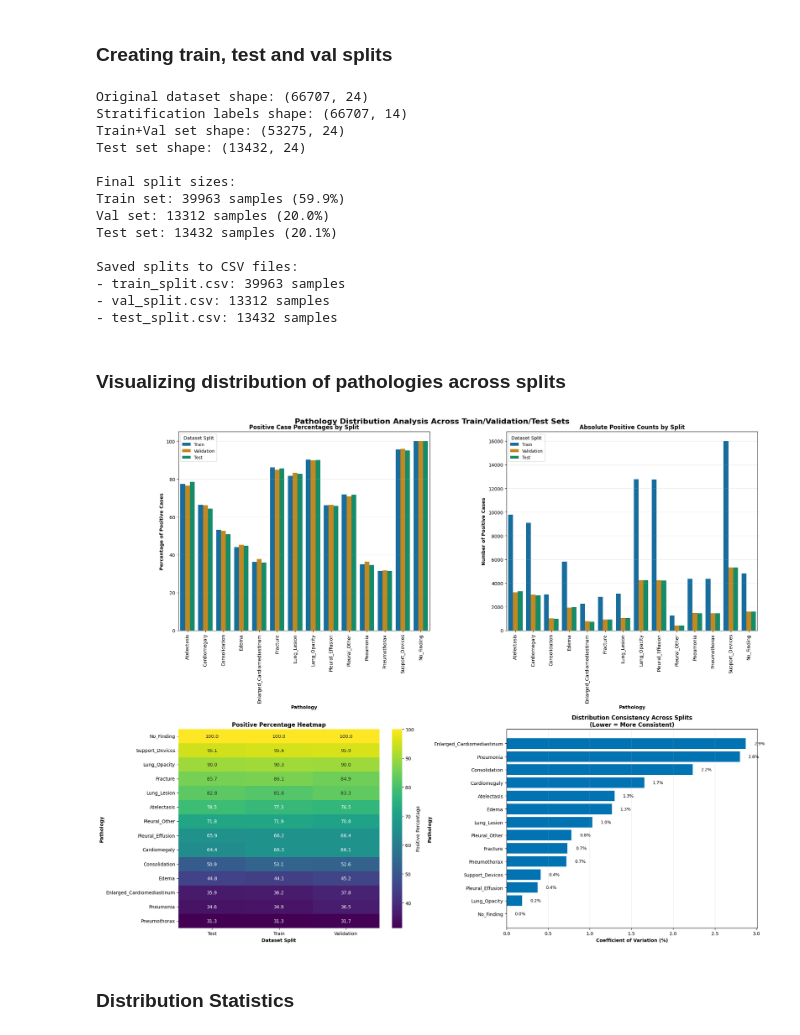
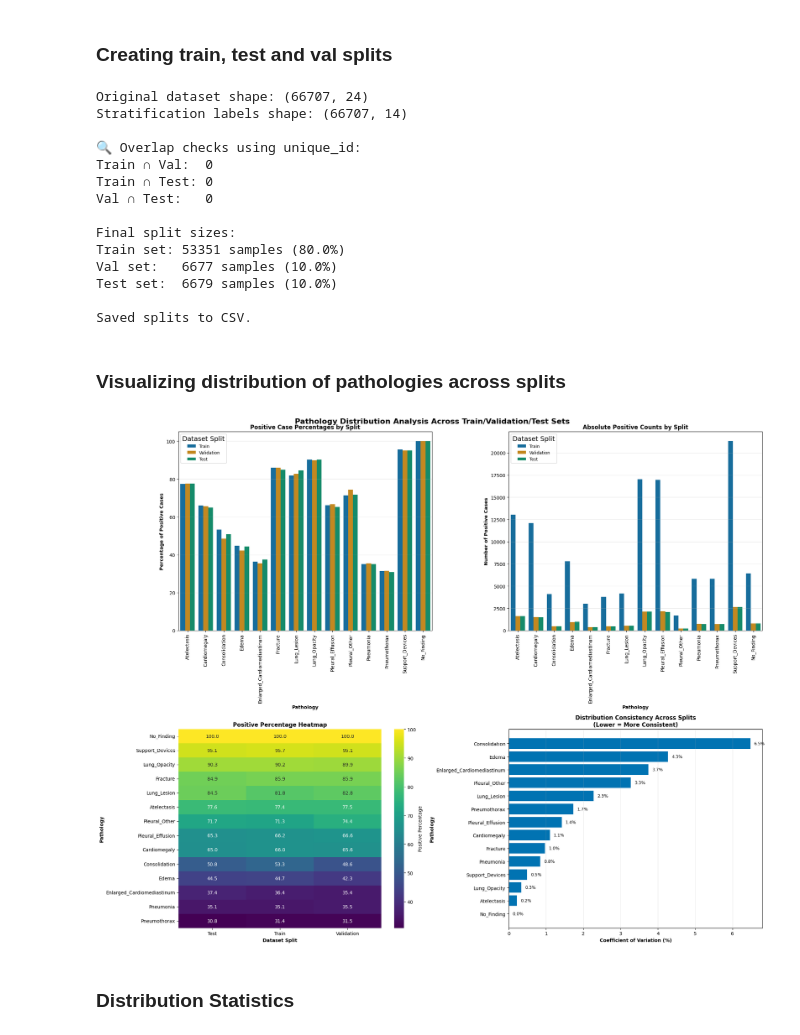
Before and after one commit to jeet1912/gitbase_ablationStudy, a Jupyter notebook: code/mimic_cxr.ipynb, the cells around one changed output. Saved outputs shown, nothing was run; the diff lists cells and outputs as text; code cells hidden in the pictures.

Commit message:
updated dataset 80-10-10

```diff
--- a/code/mimic_cxr.ipynb
+++ b/code/mimic_cxr.ipynb
@@ -264,60 +274,64 @@ Abnormal cases: 58681
 # %% [markdown]
 ### Creating train, test and val splits
 # %%
-# Replace NaN with 0 for stratification purposes
 stratify_labels = final_df[pathologies].fillna(0).values
 
 print(f"Original dataset shape: {final_df.shape}")
 print(f"Stratification labels shape: {stratify_labels.shape}")
 
-# First split: separate out test set (20%)
-splitter_test = MultilabelStratifiedShuffleSplit(n_splits=1, test_size=0.2, random_state=33)
+# Split 1: Test set (10%)
+splitter_test = MultilabelStratifiedShuffleSplit(n_splits=1, test_size=0.1, random_state=33)
 train_val_idx, test_idx = next(splitter_test.split(final_df, stratify_labels))
 
 train_val_df = final_df.iloc[train_val_idx].copy()
 test_df = final_df.iloc[test_idx].copy()
 train_val_labels = stratify_labels[train_val_idx]
 
-print(f"Train+Val set shape: {train_val_df.shape}")
-print(f"Test set shape: {test_df.shape}")
-
-# Second split: split train+val into train (60% of original) and val (20% of original)
-# This means val will be 0.25 of the train_val set (0.25 * 0.8 = 0.2 of original)
-splitter_val = MultilabelStratifiedShuffleSplit(n_splits=1, test_size=0.25, random_state=33)
+# Split 2: Train (80%) + Val (10%)
+splitter_val = MultilabelStratifiedShuffleSplit(n_splits=1, test_size=0.111111, random_state=33)
 train_idx, val_idx = next(splitter_val.split(train_val_df, train_val_labels))
 
 train_df = train_val_df.iloc[train_idx].copy()
 val_df = train_val_df.iloc[val_idx].copy()
 
+def check_overlap(df1, df2):
+    return len(set(df1['unique_id']) & set(df2['unique_id']))
+
+print("\n🔍 Overlap checks using unique_id:")
+print(f"Train ∩ Val:  {check_overlap(train_df, val_df)}")
+print(f"Train ∩ Test: {check_overlap(train_df, test_df)}")
+print(f"Val ∩ Test:   {check_overlap(val_df, test_df)}")
+
+assert check_overlap(train_df, val_df) == 0, "Train and Val sets have overlapping unique_ids!"
+assert check_overlap(train_df, test_df) == 0, "Train and Test sets have overlapping unique_ids!"
+assert check_overlap(val_df, test_df) == 0, "Val and Test sets have overlapping unique_ids!"
+
 print(f"\nFinal split sizes:")
 print(f"Train set: {train_df.shape[0]} samples ({train_df.shape[0]/len(final_df)*100:.1f}%)")
-print(f"Val set: {val_df.shape[0]} samples ({val_df.shape[0]/len(final_df)*100:.1f}%)")
-print(f"Test set: {test_df.shape[0]} samples ({test_df.shape[0]/len(final_df)*100:.1f}%)")
+print(f"Val set:   {val_df.shape[0]} samples ({val_df.shape[0]/len(final_df)*100:.1f}%)")
+print(f"Test set:  {test_df.shape[0]} samples ({test_df.shape[0]/len(final_df)*100:.1f}%)")
 
-# Save the splits
+# Save
 train_df.to_csv('../data/train_split.csv', index=False)
 val_df.to_csv('../data/val_split.csv', index=False)
 test_df.to_csv('../data/test_split.csv', index=False)
 
-print(f"\nSaved splits to CSV files:")
-print(f"- train_split.csv: {len(train_df)} samples")
-print(f"- val_split.csv: {len(val_df)} samples")
-print(f"- test_split.csv: {len(test_df)} samples")
+print(f"\nSaved splits to CSV.")
 # %% [output]
 Original dataset shape: (66707, 24)
 Stratification labels shape: (66707, 14)
-Train+Val set shape: (53275, 24)
-Test set shape: (13432, 24)
+
+🔍 Overlap checks using unique_id:
+Train ∩ Val:  0
+Train ∩ Test: 0
+Val ∩ Test:   0
 
 Final split sizes:
-Train set: 39963 samples (59.9%)
-Val set: 13312 samples (20.0%)
-Test set: 13432 samples (20.1%)
+Train set: 53351 samples (80.0%)
+Val set:   6677 samples (10.0%)
+Test set:  6679 samples (10.0%)
 
-Saved splits to CSV files:
-- train_split.csv: 39963 samples
-- val_split.csv: 13312 samples
-- test_split.csv: 13432 samples
+Saved splits to CSV.
 # %% [markdown]
 ### Visualizing distribution of pathologies across splits
 # %%
@@ -333,7 +347,7 @@ for split_name, df in datasets.items():
     for pathology in pathologies:
         positive_count = (df[pathology] == 1.0).sum()
         total_count = df[pathology].notna().sum()
-        percentage = (positive_count / total_count * 100) if total_count > 0 else 0
+        percentage = (positive_count / total_count * 100)
 
         distribution_data.append({
             'Split': split_name,
@@ -357,7 +371,7 @@ ax1.set_title('Positive Case Percentages by Split', fontweight='bold', fontsize=
 ax1.set_xlabel('Pathology', fontweight='bold')
 ax1.set_ylabel('Percentage of Positive Cases', fontweight='bold')
 ax1.tick_params(axis='x', rotation=90)
-ax1.legend(title='Dataset Split', title_fontsize=10, fontsize=9)
+ax1.legend(title='Dataset Split', title_fontsize=14, fontsize=9)
 ax1.grid(axis='y', alpha=0.3)
 
 ax2 = axes[0, 1]
@@ -366,7 +380,7 @@ ax2.set_title('Absolute Positive Counts by Split', fontweight='bold', fontsize=1
 ax2.set_xlabel('Pathology', fontweight='bold')
 ax2.set_ylabel('Number of Positive Cases', fontweight='bold')
 ax2.tick_params(axis='x', rotation=90)
-ax2.legend(title='Dataset Split', title_fontsize=10, fontsize=9)
+ax2.legend(title='Dataset Split', title_fontsize=14, fontsize=9)
 ax2.grid(axis='y', alpha=0.3)
 
 ax3 = axes[1, 0]
@@ -374,35 +388,35 @@ heatmap_data = distribution_df.pivot(index='Pathology', columns='Split', values=
 heatmap_data = heatmap_data.reindex(heatmap_data.mean(axis=1).sort_values(ascending=False).index)
 
 sns.heatmap(heatmap_data, annot=True, fmt='.1f', cmap='viridis', ax=ax3,
             cbar_kws={'label': 'Positive Percentage'})
 ax3.set_title('Positive Percentage Heatmap', fontweight='bold', fontsize=12)
 ax3.set_xlabel('Dataset Split', fontweight='bold')
 ax3.set_ylabel('Pathology', fontweight='bold')
 
 
 ax4 = axes[1, 1]
 consistency_data = []
 for pathology in pathologies:
     pathology_data = distribution_df[distribution_df['Pathology'] == pathology]['Percentage']
-    cv = pathology_data.std() / pathology_data.mean() * 100 if pathology_data.mean() > 0 else 0
+    cv = pathology_data.std() / pathology_data.mean() * 140 if pathology_data.mean() > 0 else 0
     consistency_data.append({'Pathology': pathology, 'CV': cv})
 
 consistency_df = pd.DataFrame(consistency_data).sort_values('CV', ascending=True)
 
 bars = ax4.barh(consistency_df['Pathology'], consistency_df['CV'], color=sns.color_palette('colorblind')[0])
 ax4.set_title('Distribution Consistency Across Splits\n(Lower = More Consistent)', fontweight='bold', fontsize=12)
 ax4.set_xlabel('Coefficient of Variation (%)', fontweight='bold')
 ax4.set_ylabel('Pathology', fontweight='bold')
 ax4.grid(axis='x', alpha=0.3)
 
 for bar, cv in zip(bars, consistency_df['CV']):
     ax4.text(bar.get_width() + 0.1, bar.get_y() + bar.get_height()/2,
              f'{cv:.1f}%', va='center', fontsize=9)
 
 plt.tight_layout()
 plt.show()
 # %% [output]
-[figure, old version]
+[figure, new version]
 # %% [markdown]
 ### Distribution Statistics
 # %%
```
Also changed, not shown: parts of 3 cells of this notebook, 3 other files.
